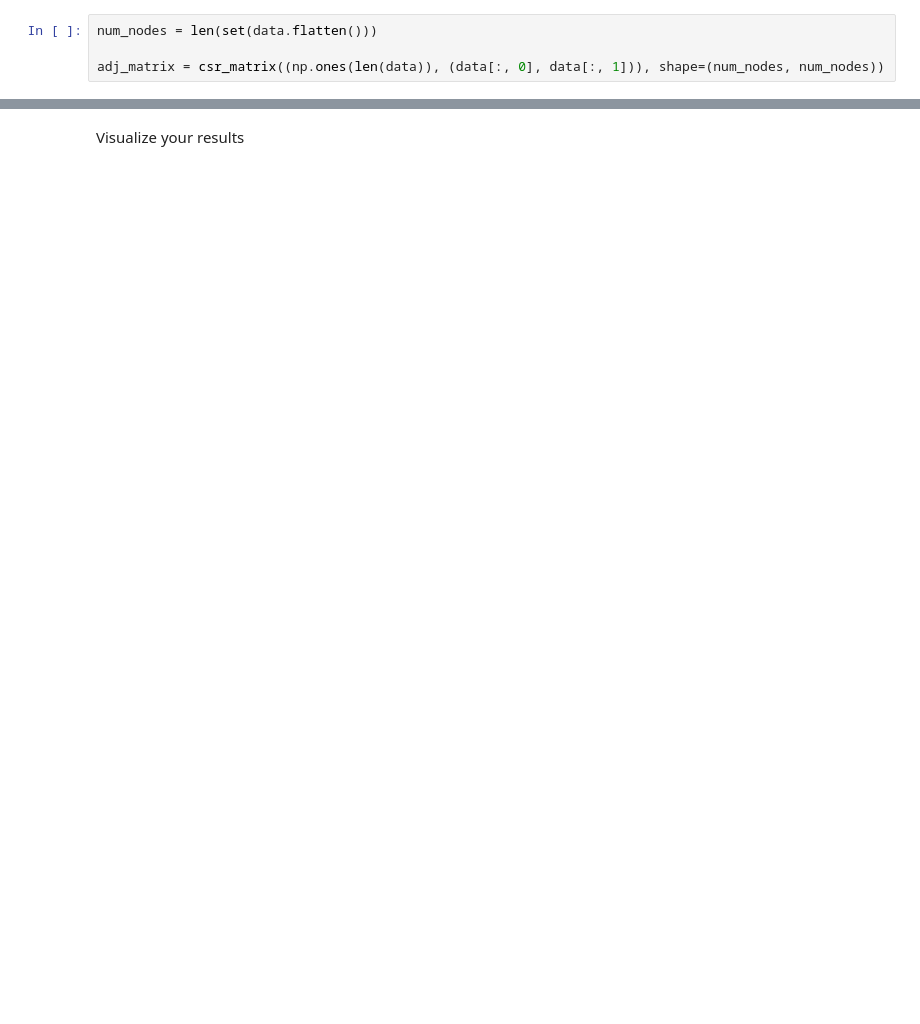
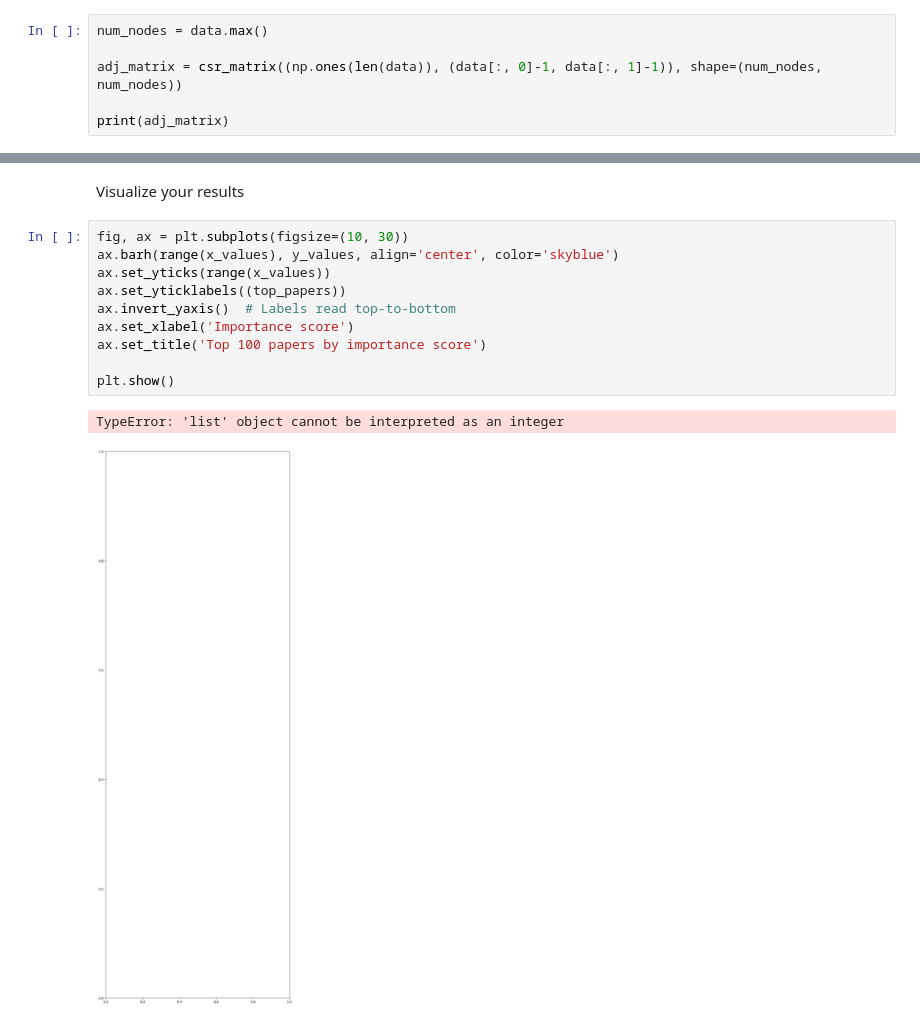
Before and after one commit to Ewins518/Numerical-Linear-Algebra-Parallel-Computing, a Jupyter notebook: week3/assignments/pagerank.ipynb, the cells around one changed output, grey strips where cells are left out. Cells and saved outputs as stored; diff of their text form; blank space fills up the shorter version.

```diff
--- a/week3/assignments/pagerank.ipynb
+++ b/week3/assignments/pagerank.ipynb
@@ -21,6 +23,8 @@ array([[   1001, 9304045],
 # %% [markdown]
 Use this cell to normalize the matrix as you see fit.
 # %%
-num_nodes = len(set(data.flatten()))
+num_nodes = data.max()
 
-adj_matrix = csr_matrix((np.ones(len(data)), (data[:, 0], data[:, 1])), shape=(num_nodes, num_nodes))
+adj_matrix = csr_matrix((np.ones(len(data)), (data[:, 0]-1, data[:, 1]-1)), shape=(num_nodes, num_nodes))
+
+print(adj_matrix)
@@ -67,2 +101,15 @@ Output a list of the 100 most important papers along with their importance
 # %% [markdown]
 Visualize your results
+# %%
+fig, ax = plt.subplots(figsize=(10, 30))
+ax.barh(range(x_values), y_values, align='center', color='skyblue')
+ax.set_yticks(range(x_values))
+ax.set_yticklabels((top_papers))
+ax.invert_yaxis()  # Labels read top-to-bottom
+ax.set_xlabel('Importance score')
+ax.set_title('Top 100 papers by importance score')
+
+plt.show()
+# %% [output]
+TypeError: 'list' object cannot be interpreted as an integer
+[figure, added]
```
Also changed, not shown: parts of 5 cells of this notebook.
